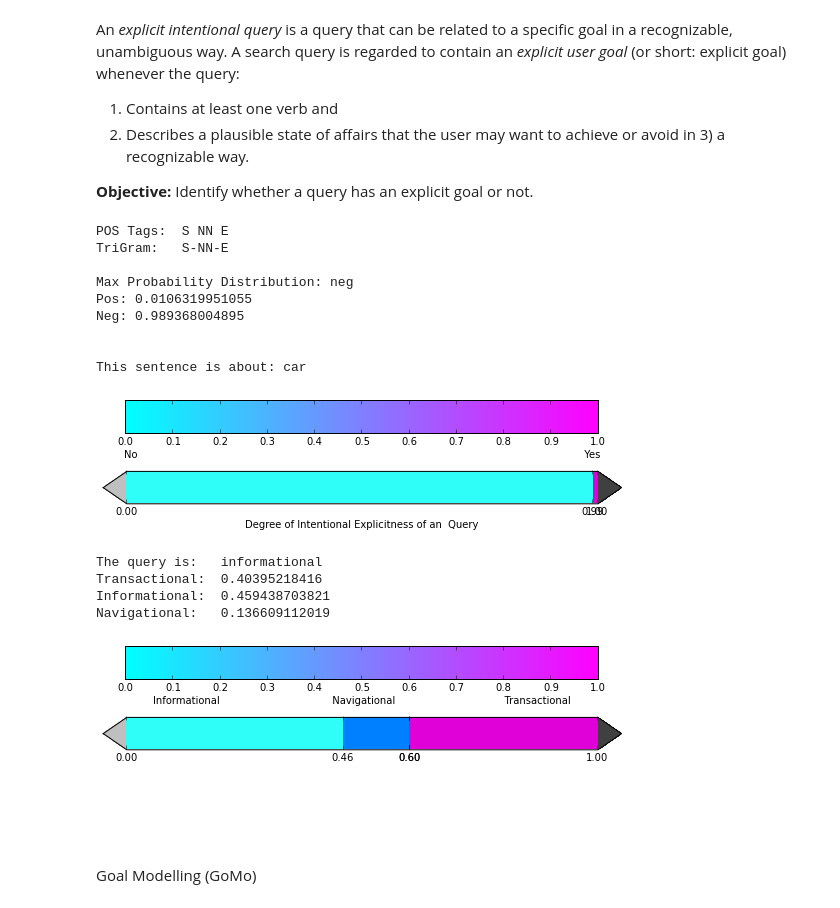
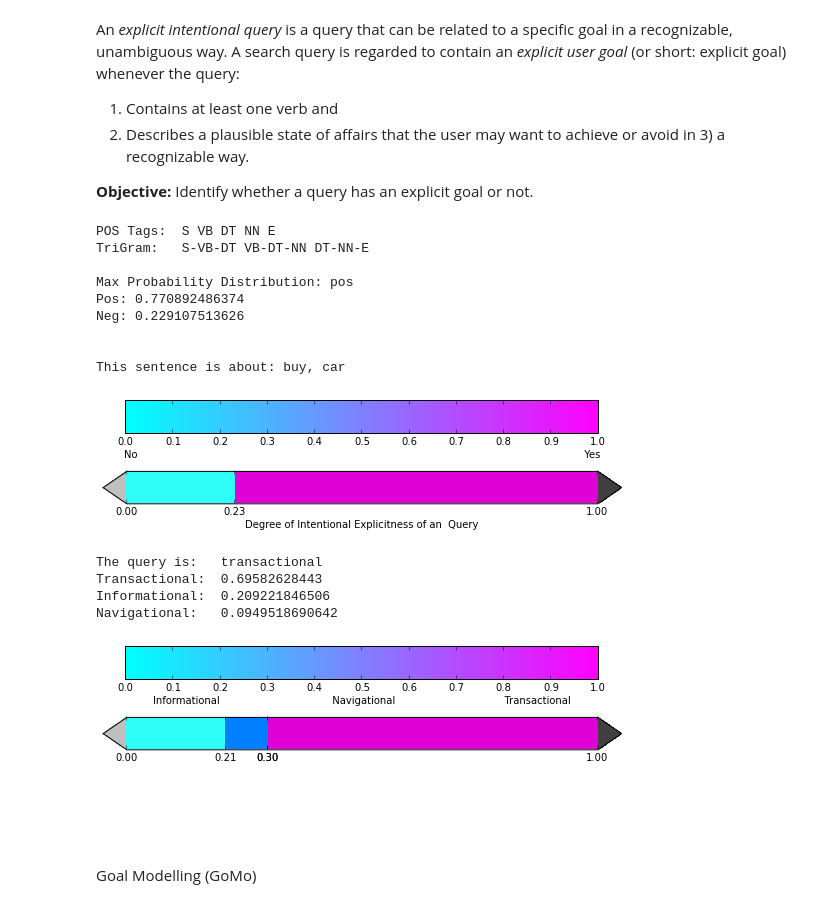
Before and after one commit to ljsou/QueryAnalyzer, a Jupyter notebook: UserQuery/QueryAnalyzer.ipynb, the cells around one changed output. Cells and saved outputs as stored; diff of their text form; code cells hidden in the pictures.

```diff
--- a/UserQuery/QueryAnalyzer.ipynb
+++ b/UserQuery/QueryAnalyzer.ipynb
@@ -11,26 +11,26 @@ An <i>explicit intentional query</i> is a query that can be related to a specifi
 # %%
 import goal_analyzer as ga
 path = "/media/University/UniversityDisc/2-Master/MasterThesis/EjecucionTesis/Desarrollo/PythonProjects/QueryAnalyzer/Models/"
 classifier_name = "my_classifier_v3.pickle"
 cl = ga.loadTrainedClassifier(path + classifier_name)
-query = "car"
+query = "buy a car"
 prob_dist_max, tag = ga.testQuery(cl, query)
 ga.viewProbabilityDistribution(prob_dist_max, tag)
 
 
 import chunker as ch
 goal = ch.extract(query)
 # %% [output]
-POS Tags:  S NN E
-TriGram:   S-NN-E
+POS Tags:  S VB DT NN E
+TriGram:   S-VB-DT VB-DT-NN DT-NN-E
 
-Max Probability Distribution: neg
-Pos: 0.0106319951055
-Neg: 0.989368004895
+Max Probability Distribution: pos
+Pos: 0.770892486374
+Neg: 0.229107513626
 
 
-This sentence is about: car
+This sentence is about: buy, car
-[figure, old version]
+[figure, new version]
 # %%
 import intent_classifier as iclass
 
@@ -38,11 +38,11 @@ cl = iclass.loadTrainedClassifier("intent_classifier.pickle")
 tag,tns,inf,nav = iclass.classify(cl, query)
 iclass.viewProbabilityDistribution(tns,inf,nav)
 # %% [output]
-The query is:   informational
-Transactional:  0.40395218416
-Informational:  0.459438703821
-Navigational:   0.136609112019
+The query is:   transactional
+Transactional:  0.69582628443
+Informational:  0.209221846506
+Navigational:   0.0949518690642
-[figure, old version]
+[figure, new version]
 # %% [markdown]
 # <br />
 Goal Modelling (GoMo)
```
Also changed, not shown: parts of 2 cells of this notebook, 6 other files.
